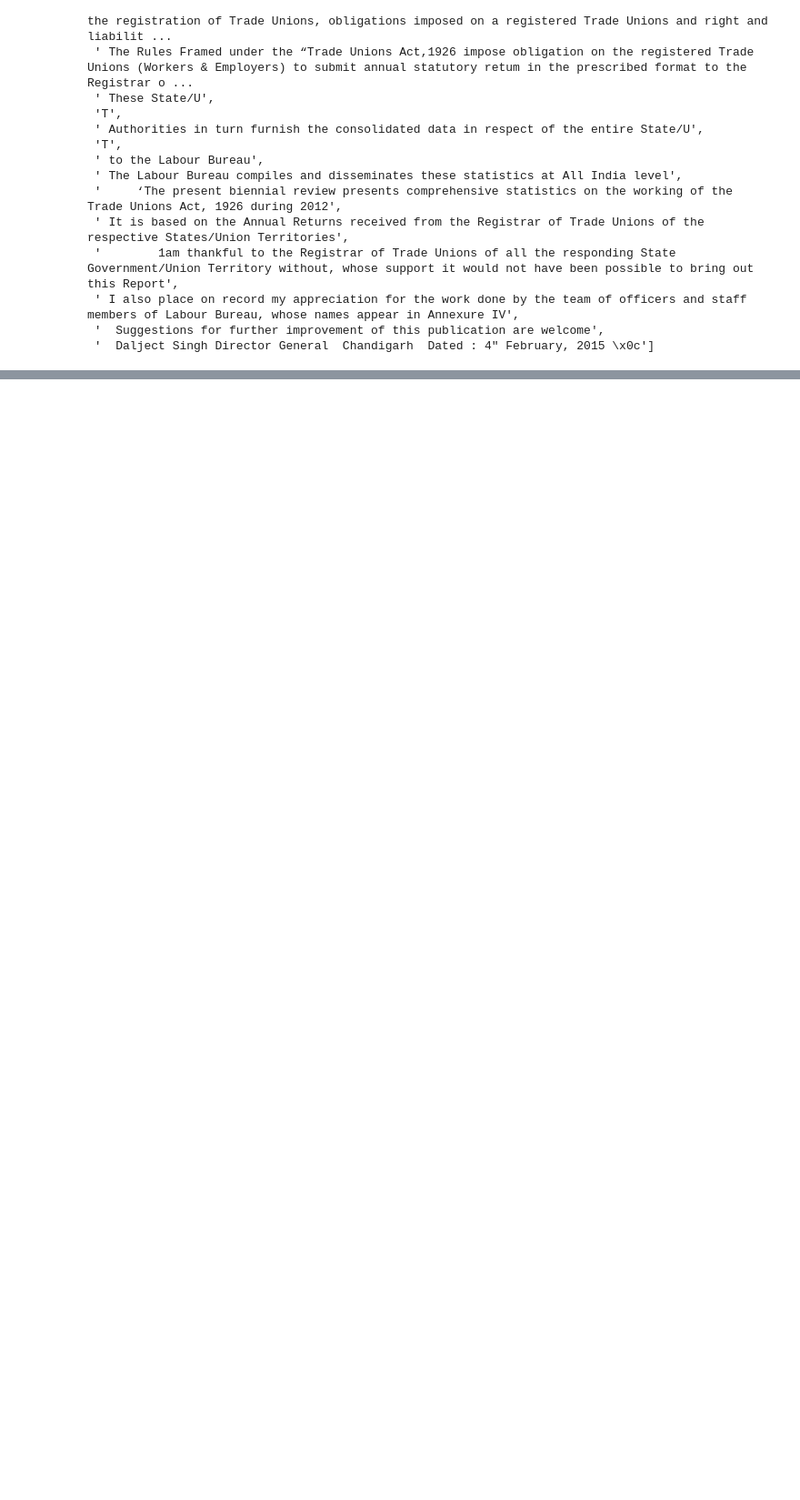
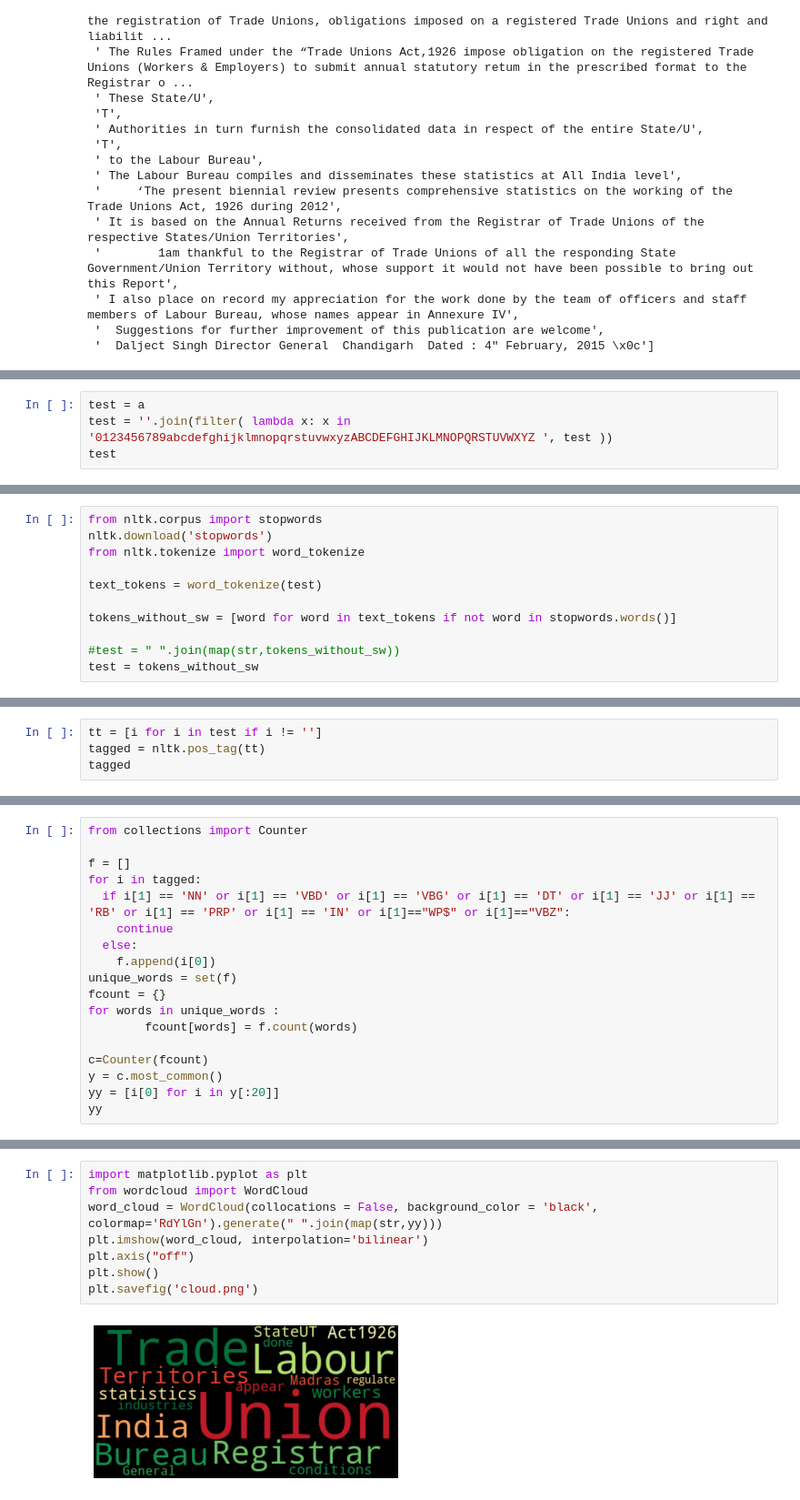
Before and after one commit to ShabarishRamaswamy/ChaoticClarity, a Jupyter notebook: ChaoticClarity_ML.ipynb, the cells around one changed output, grey strips where cells are left out. Shown at 91% size. Drawn from its saved outputs; the diff is of its cells as text; blank space fills up the shorter version.

```diff
--- a/ChaoticClarity_ML.ipynb
+++ b/ChaoticClarity_ML.ipynb
@@ -440,0 +438,4 @@ Warning: parsing empty text
+# %%
+test = a
+test = ''.join(filter( lambda x: x in '0123456789abcdefghijklmnopqrstuvwxyzABCDEFGHIJKLMNOPQRSTUVWXYZ ', test ))
+test
@@ -440,0 +444,11 @@ Warning: parsing empty text
+# %%
+from nltk.corpus import stopwords
+nltk.download('stopwords')
+from nltk.tokenize import word_tokenize
+
+text_tokens = word_tokenize(test)
+
+tokens_without_sw = [word for word in text_tokens if not word in stopwords.words()]
+
+#test = " ".join(map(str,tokens_without_sw))
+test = tokens_without_sw
@@ -440,0 +458,4 @@ Warning: parsing empty text
+# %%
+tt = [i for i in test if i != '']
+tagged = nltk.pos_tag(tt)
+tagged
@@ -440,0 +480,18 @@ Warning: parsing empty text
+# %%
+from collections import Counter
+
+f = []
+for i in tagged:
+  if i[1] == 'NN' or i[1] == 'VBD' or i[1] == 'VBG' or i[1] == 'DT' or i[1] == 'JJ' or i[1] == 'RB' or i[1] == 'PRP' or i[1] == 'IN' or i[1]=="WP$" or i[1]=="VBZ":
+    continue
+  else:
+    f.append(i[0])
+unique_words = set(f)
+fcount = {}
+for words in unique_words :
+        fcount[words] = f.count(words)
+
+c=Counter(fcount)
+y = c.most_common()
+yy = [i[0] for i in y[:20]]
+yy
@@ -440,0 +528,10 @@ Warning: parsing empty text
+# %%
+import matplotlib.pyplot as plt
+from wordcloud import WordCloud
+word_cloud = WordCloud(collocations = False, background_color = 'black', colormap='RdYlGn').generate(" ".join(map(str,yy)))
+plt.imshow(word_cloud, interpolation='bilinear')
+plt.axis("off")
+plt.show()
+plt.savefig('cloud.png')
+# %% [output]
+[figure, added]
```
Also changed, not shown: parts of 21 cells of this notebook, 2 other files.
